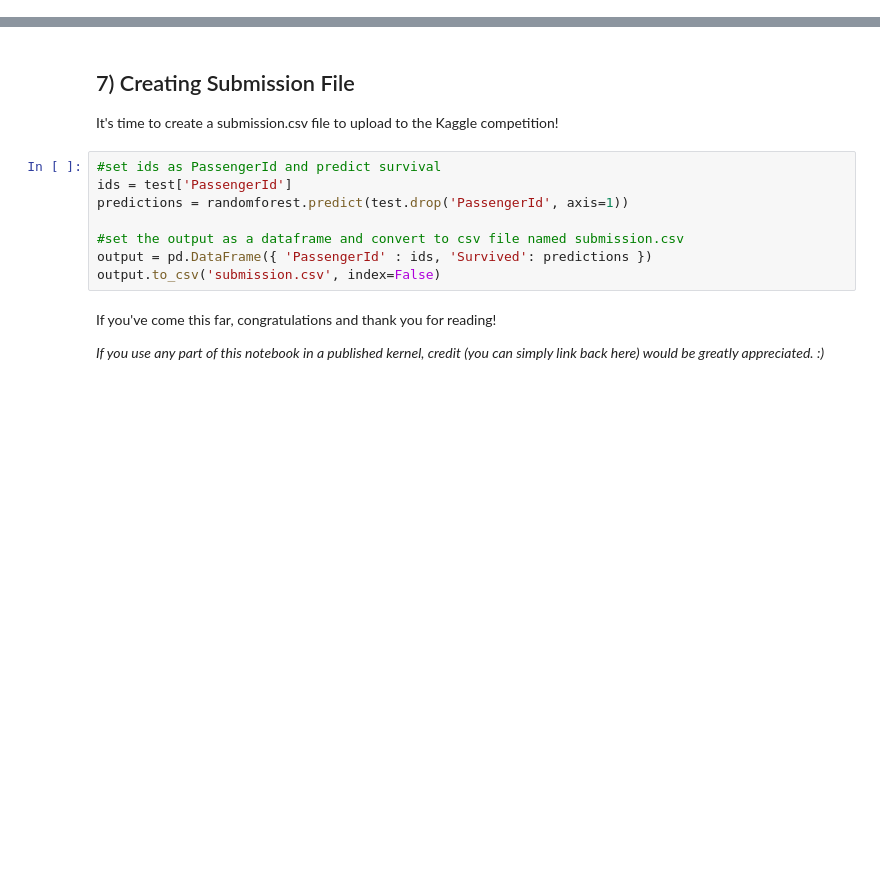
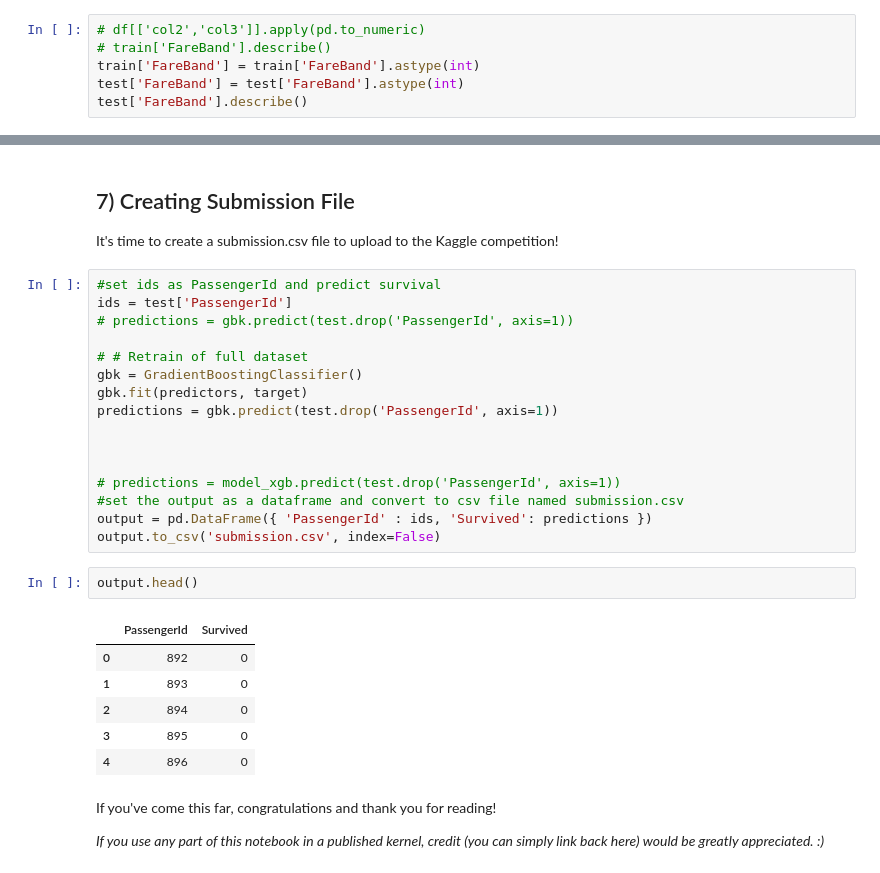
Before and after one commit to adamzolotarev/kaggle, a Jupyter notebook: titanic/personal_from_template.ipynb, the cells around one changed output, grey strips where cells are left out. Cells and saved outputs as stored; diff of their text form; blank space fills up the shorter version.

Commit message:
Added retraining and xgb

```diff
--- a/titanic/personal_from_template.ipynb
+++ b/titanic/personal_from_template.ipynb
@@ -486,3 +490,9 @@ test['FareBand'] = pd.qcut(test['Fare'], 4, labels = [1, 2, 3, 4])
 #drop Fare values
 train = train.drop(['Fare'], axis = 1)
 test = test.drop(['Fare'], axis = 1)
+# %%
+# df[['col2','col3']].apply(pd.to_numeric)
+# train['FareBand'].describe()
+train['FareBand'] = train['FareBand'].astype(int)
+test['FareBand'] = test['FareBand'].astype(int)
+test['FareBand'].describe()
@@ -673,11 +748,28 @@ It's time to create a submission.csv file to upload to the Kaggle competition!
 # %%
 #set ids as PassengerId and predict survival
 ids = test['PassengerId']
-predictions = randomforest.predict(test.drop('PassengerId', axis=1))
+# predictions = gbk.predict(test.drop('PassengerId', axis=1))
 
+# # Retrain of full dataset
+gbk = GradientBoostingClassifier()
+gbk.fit(predictors, target)
+predictions = gbk.predict(test.drop('PassengerId', axis=1))
+
+
+
+# predictions = model_xgb.predict(test.drop('PassengerId', axis=1))
 #set the output as a dataframe and convert to csv file named submission.csv
 output = pd.DataFrame({ 'PassengerId' : ids, 'Survived': predictions })
 output.to_csv('submission.csv', index=False)
+# %%
+output.head()
+# %% [output]
+|  | PassengerId | Survived |
+| 0 | 892 | 0 |
+| 1 | 893 | 0 |
+| 2 | 894 | 0 |
+| 3 | 895 | 0 |
+| 4 | 896 | 0 |
 # %% [markdown]
 If you've come this far, congratulations and thank you for reading!
 
```
Also changed, not shown: parts of 15 cells of this notebook.
